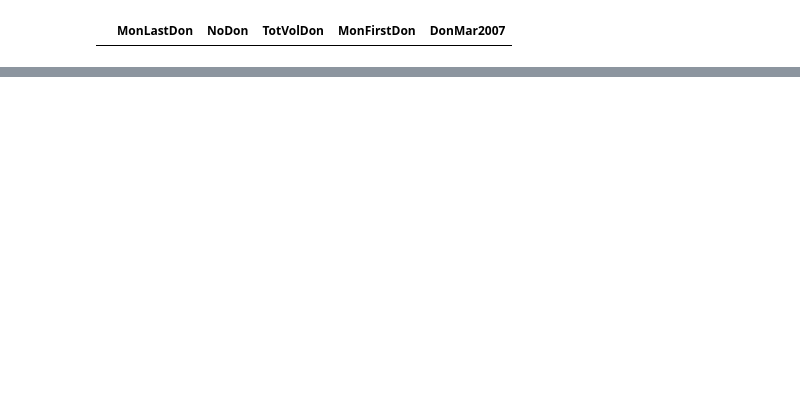
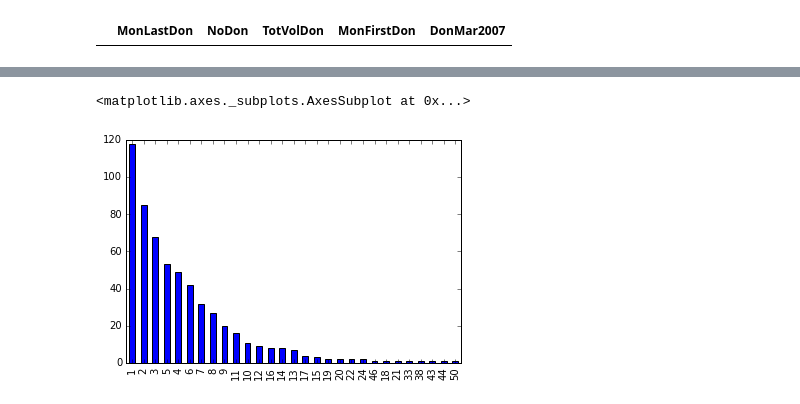
Before and after one commit to ukirderohit/Final-Project---Predict-Blood-Donations, a Jupyter notebook: Predict Blood Donation.ipynb, the cells around one changed output, grey strips where cells are left out. Saved outputs shown, nothing was run; the diff lists cells and outputs as text; code cells hidden in the pictures; blank space fills up the shorter version.

```diff
--- a/Predict Blood Donation.ipynb
+++ b/Predict Blood Donation.ipynb
@@ -41,0 +149,5 @@ df[df.MonLastDon.isnull()]
+# %%
+df.NoDon.value_counts().plot(kind='bar')
+# %% [output]
+<matplotlib.axes._subplots.AxesSubplot at 0x...>
+[figure, added]
```
Also changed, not shown: parts of 19 cells of this notebook.
